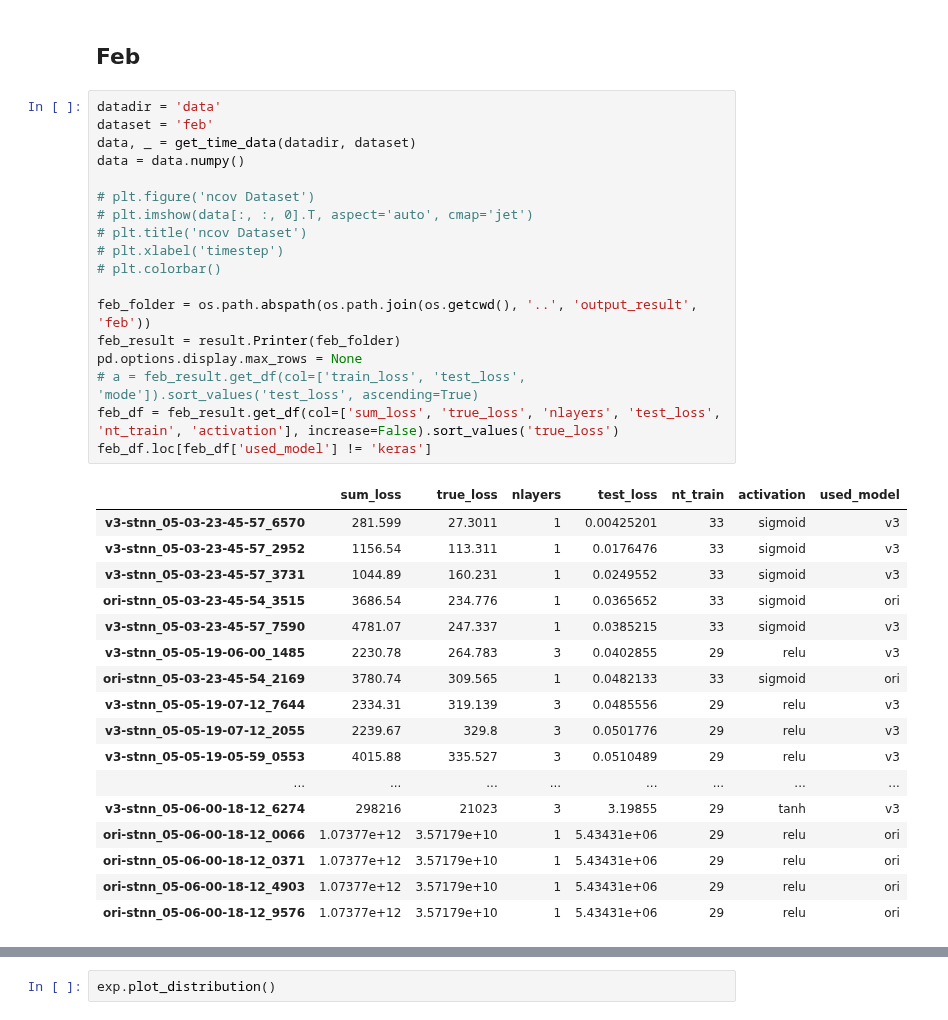
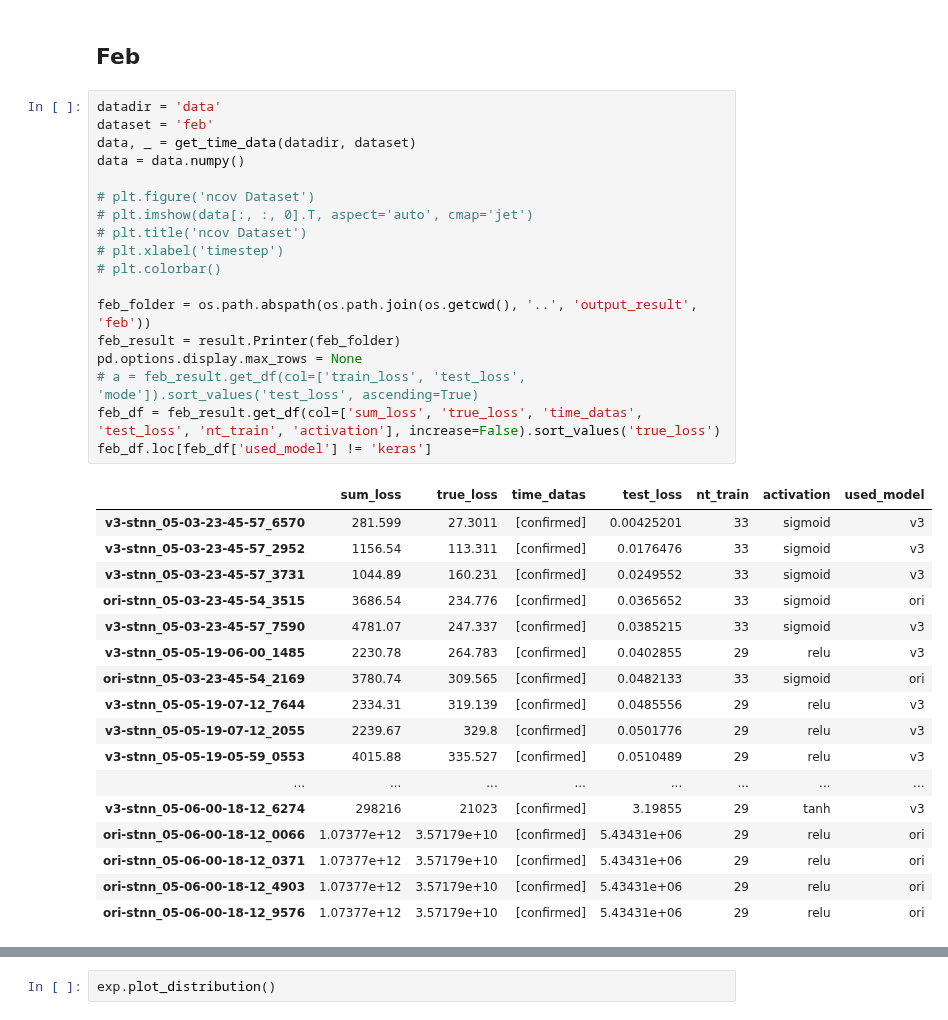
Before and after one commit to wtding1998/RNN_nCov, a Jupyter notebook: disease_analysis.ipynb, the cells around one changed output, grey strips where cells are left out. Saved outputs shown, nothing was run; the diff lists cells and outputs as text.

```diff
--- a/disease_analysis.ipynb
+++ b/disease_analysis.ipynb
@@ -473,38 +477,38 @@ exp.plot_distribution()
 # %%
 datadir = 'data'
 dataset = 'feb'
 data, _ = get_time_data(datadir, dataset)
 data = data.numpy()
 
 # plt.figure('ncov Dataset')
 # plt.imshow(data[:, :, 0].T, aspect='auto', cmap='jet')
 # plt.title('ncov Dataset')
 # plt.xlabel('timestep')
 # plt.colorbar()
 
 feb_folder = os.path.abspath(os.path.join(os.getcwd(), '..', 'output_result', 'feb'))
 feb_result = result.Printer(feb_folder)
 pd.options.display.max_rows = None
 # a = feb_result.get_df(col=['train_loss', 'test_loss', 'mode']).sort_values('test_loss', ascending=True)
-feb_df = feb_result.get_df(col=['sum_loss', 'true_loss', 'nlayers', 'test_loss', 'nt_train', 'activation'], increase=False).sort_values('true_loss')
+feb_df = feb_result.get_df(col=['sum_loss', 'true_loss', 'time_datas', 'test_loss', 'nt_train', 'activation'], increase=False).sort_values('true_loss')
 feb_df.loc[feb_df['used_model'] != 'keras']
 # %% [output]
-|  | sum_loss | true_loss | nlayers | test_loss | nt_train | activation | used_model |
-| v3-stnn_05-03-23-45-57_6570 | 281.599 | 27.3011 | 1 | 0.00425201 | 33 | sigmoid | v3 |
-| v3-stnn_05-03-23-45-57_2952 | 1156.54 | 113.311 | 1 | 0.0176476 | 33 | sigmoid | v3 |
-| v3-stnn_05-03-23-45-57_3731 | 1044.89 | 160.231 | 1 | 0.0249552 | 33 | sigmoid | v3 |
-| ori-stnn_05-03-23-45-54_3515 | 3686.54 | 234.776 | 1 | 0.0365652 | 33 | sigmoid | ori |
-| v3-stnn_05-03-23-45-57_7590 | 4781.07 | 247.337 | 1 | 0.0385215 | 33 | sigmoid | v3 |
-| v3-stnn_05-05-19-06-00_1485 | 2230.78 | 264.783 | 3 | 0.0402855 | 29 | relu | v3 |
-| ori-stnn_05-03-23-45-54_2169 | 3780.74 | 309.565 | 1 | 0.0482133 | 33 | sigmoid | ori |
-| v3-stnn_05-05-19-07-12_7644 | 2334.31 | 319.139 | 3 | 0.0485556 | 29 | relu | v3 |
-| v3-stnn_05-05-19-07-12_2055 | 2239.67 | 329.8 | 3 | 0.0501776 | 29 | relu | v3 |
-| v3-stnn_05-05-19-05-59_0553 | 4015.88 | 335.527 | 3 | 0.0510489 | 29 | relu | v3 |
+|  | sum_loss | true_loss | time_datas | test_loss | nt_train | activation | used_model |
+| v3-stnn_05-03-23-45-57_6570 | 281.599 | 27.3011 | [confirmed] | 0.00425201 | 33 | sigmoid | v3 |
+| v3-stnn_05-03-23-45-57_2952 | 1156.54 | 113.311 | [confirmed] | 0.0176476 | 33 | sigmoid | v3 |
+| v3-stnn_05-03-23-45-57_3731 | 1044.89 | 160.231 | [confirmed] | 0.0249552 | 33 | sigmoid | v3 |
+| ori-stnn_05-03-23-45-54_3515 | 3686.54 | 234.776 | [confirmed] | 0.0365652 | 33 | sigmoid | ori |
+| v3-stnn_05-03-23-45-57_7590 | 4781.07 | 247.337 | [confirmed] | 0.0385215 | 33 | sigmoid | v3 |
+| v3-stnn_05-05-19-06-00_1485 | 2230.78 | 264.783 | [confirmed] | 0.0402855 | 29 | relu | v3 |
+| ori-stnn_05-03-23-45-54_2169 | 3780.74 | 309.565 | [confirmed] | 0.0482133 | 33 | sigmoid | ori |
+| v3-stnn_05-05-19-07-12_7644 | 2334.31 | 319.139 | [confirmed] | 0.0485556 | 29 | relu | v3 |
+| v3-stnn_05-05-19-07-12_2055 | 2239.67 | 329.8 | [confirmed] | 0.0501776 | 29 | relu | v3 |
+| v3-stnn_05-05-19-05-59_0553 | 4015.88 | 335.527 | [confirmed] | 0.0510489 | 29 | relu | v3 |
 | ... | ... | ... | ... | ... | ... | ... | ... |
-| v3-stnn_05-06-00-18-12_6274 | 298216 | 21023 | 3 | 3.19855 | 29 | tanh | v3 |
-| ori-stnn_05-06-00-18-12_0066 | 1.07377e+12 | 3.57179e+10 | 1 | 5.43431e+06 | 29 | relu | ori |
-| ori-stnn_05-06-00-18-12_0371 | 1.07377e+12 | 3.57179e+10 | 1 | 5.43431e+06 | 29 | relu | ori |
-| ori-stnn_05-06-00-18-12_4903 | 1.07377e+12 | 3.57179e+10 | 1 | 5.43431e+06 | 29 | relu | ori |
-| ori-stnn_05-06-00-18-12_9576 | 1.07377e+12 | 3.57179e+10 | 1 | 5.43431e+06 | 29 | relu | ori |
+| v3-stnn_05-06-00-18-12_6274 | 298216 | 21023 | [confirmed] | 3.19855 | 29 | tanh | v3 |
+| ori-stnn_05-06-00-18-12_0066 | 1.07377e+12 | 3.57179e+10 | [confirmed] | 5.43431e+06 | 29 | relu | ori |
+| ori-stnn_05-06-00-18-12_0371 | 1.07377e+12 | 3.57179e+10 | [confirmed] | 5.43431e+06 | 29 | relu | ori |
+| ori-stnn_05-06-00-18-12_4903 | 1.07377e+12 | 3.57179e+10 | [confirmed] | 5.43431e+06 | 29 | relu | ori |
+| ori-stnn_05-06-00-18-12_9576 | 1.07377e+12 | 3.57179e+10 | [confirmed] | 5.43431e+06 | 29 | relu | ori |
 # %%
 path = 'D:/Jupyter_Documents/ML-code/research_code/output_result/feb'
```
Also changed, not shown: parts of 2 cells of this notebook, 8 other files.
